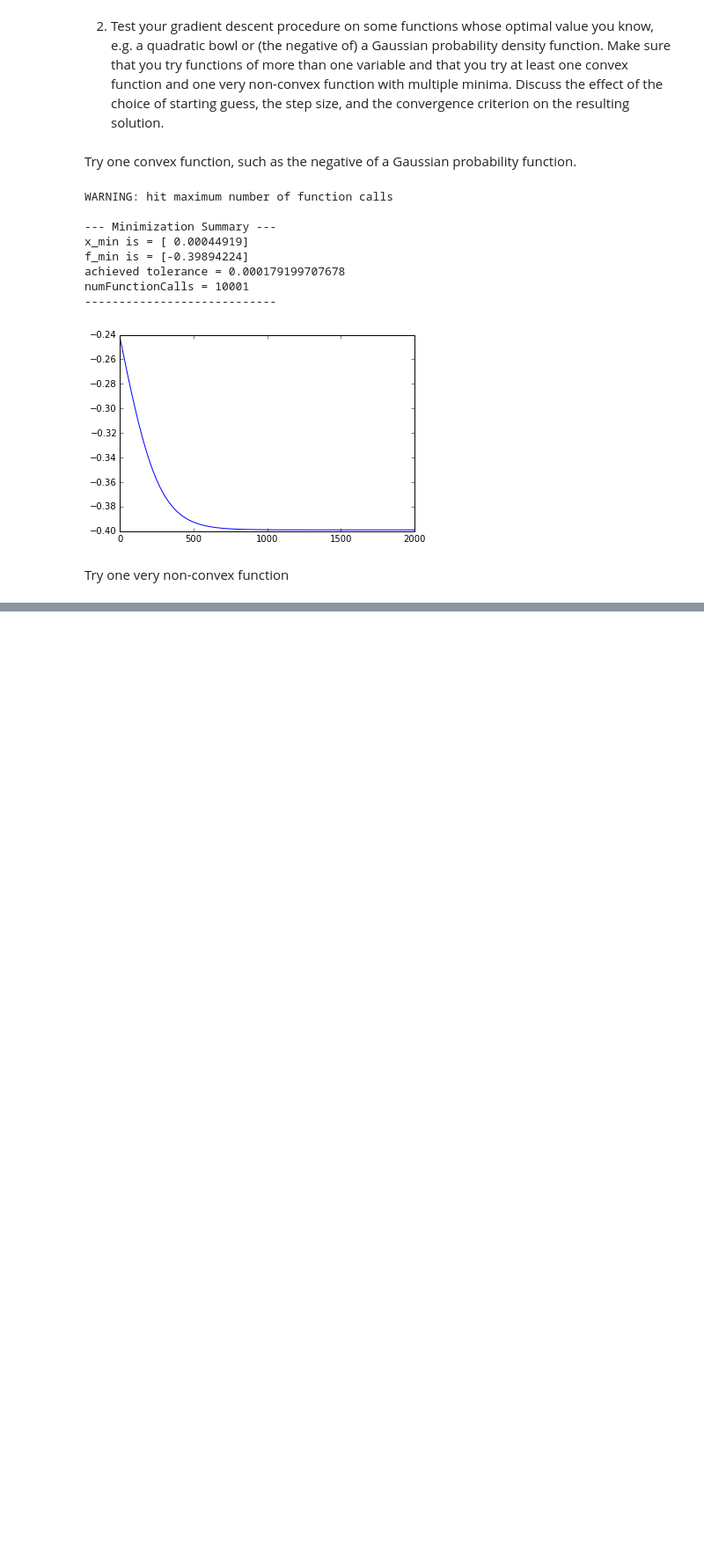
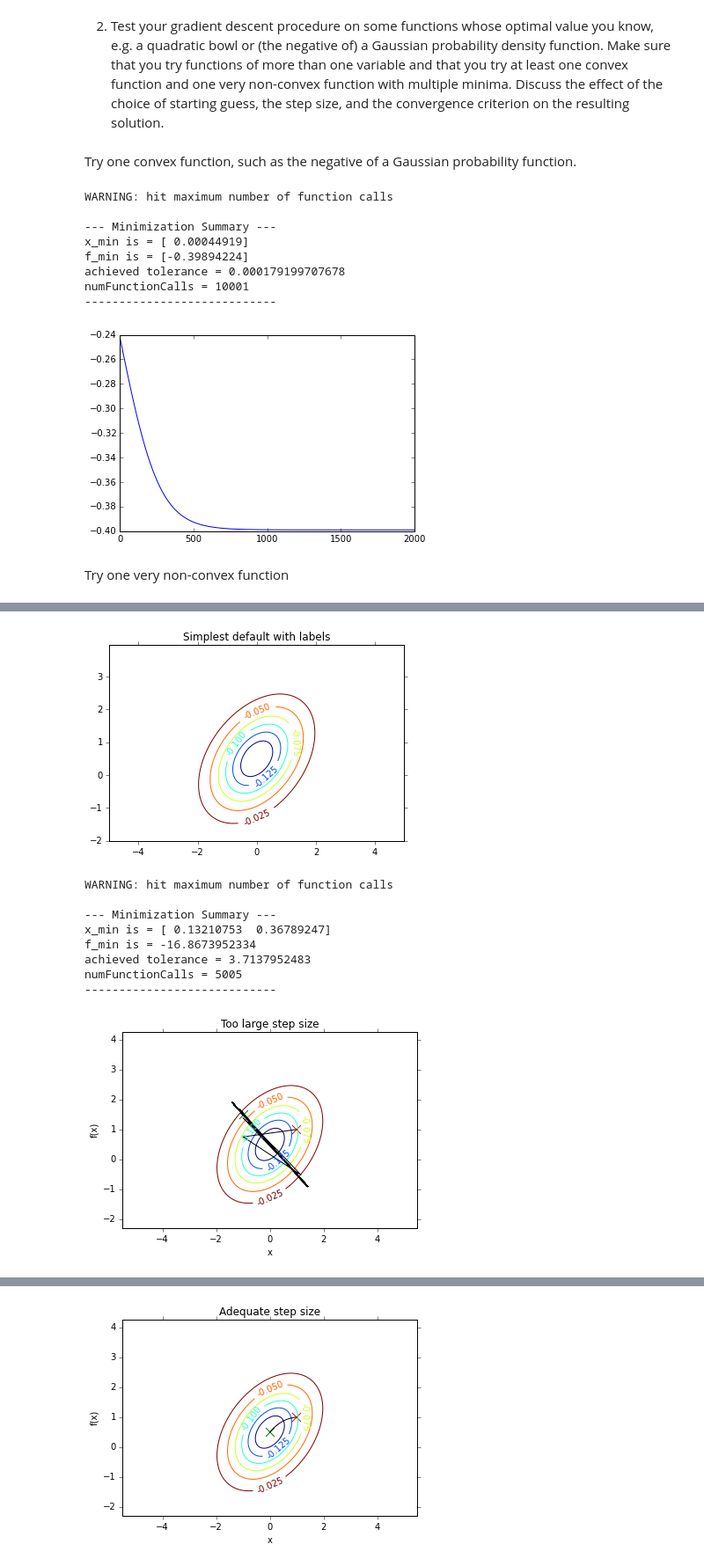
Before and after one commit to peteflorence/Machine-Learning-6.867-homework, a Jupyter notebook: hw1/problem_1.ipynb, the cells around one changed output, grey strips where cells are left out. Shown at 88% size. Drawn from its saved outputs; the diff is of its cells as text; code cells hidden in the pictures; blank space fills up the shorter version.

```diff
--- a/hw1/problem_1.ipynb
+++ b/hw1/problem_1.ipynb
@@ -182,0 +245,76 @@ Function in blue, derivative in red
+# %%
+import matplotlib
+import numpy as np
+import matplotlib.cm as cm
+from matplotlib.mlab import bivariate_normal
+import matplotlib.pyplot as plt
+
+matplotlib.rcParams['xtick.direction'] = 'out'
+matplotlib.rcParams['ytick.direction'] = 'out'
+
+cov = np.array([[1,0.4],
+                [0.4,1]])
+mean = np.array([0,0.5])
+
+delta = 0.025
+x = np.arange(-5.0, 5.0, delta)
+y = np.arange(-2.0, 4.0, delta)
+X, Y = np.meshgrid(x, y)
+
+Z = -bivariate_normal(X, Y, cov[0,0], cov[1,1], mean[0], mean[1], cov[0,1])
+
+
+# Create a simple contour plot with labels using default colors.  The
+# inline argument to clabel will control whether the labels are draw
+# over the line segments of the contour, removing the lines beneath
+# the label
+plt.figure()
+CS = plt.contour(X, Y, Z)
+plt.clabel(CS, inline=1, fontsize=10)
+plt.title('Simplest default with labels')
+plt.show()
+
+def negBivariateNormal(x):
+    return -100 * bivariate_normal(x[0],x[1], cov[0,0], cov[1,1], mean[0], mean[1], cov[0,1])
+
+
+
+def plotWithDescent(gdObj, name):
+    plt.figure()
+    CS = plt.contour(X, Y, Z)
+    plt.clabel(CS, inline=1, fontsize=10)
+    plt.title(name)
+    #plt.plot(xaxis,yaxis_grad, color='red')
+    numIter = (gdObj.numIterations-1)
+    plt.plot(gdObj.iterX[0:numIter,0], gdObj.iterX[0:numIter,1], color='black')
+    plt.scatter(gdObj.iterX[0,0], gdObj.iterX[0,1], marker='x', s=100, color='red')
+    plt.scatter(gdObj.iterX[numIter,0], gdObj.iterX[numIter,1], marker='x', s=100, color='green')
+    #plt.axis([-2, 2, -2, 3])
+    plt.xlabel('x')
+    plt.ylabel('f(x)')
+    plt.show()
+
+gd2 = GradientDescent(negBivariateNormal)
+gd2.stepSize = 0.2
+gd2.tol = 1e-9
+x_0 = np.array([1,1])
+gd2.computeMin(x_0, maxFunctionCalls=5000, useGradientCriterion=True, storeIterX=True,)
+plotWithDescent(gd2, "Too large step size")
+
+gd2 = GradientDescent(negBivariateNormal)
+gd2.stepSize = 1e-2
+gd2.tol = 1e-9
+x_0 = np.array([1,1])
+gd2.computeMin(x_0, maxFunctionCalls=5000, useGradientCriterion=True, storeIterX=True,)
+plotWithDescent(gd2, "Adequate step size")
+# %% [output]
+[figure, added]
+WARNING: hit maximum number of function calls
+
+--- Minimization Summary ---
+x_min is = [ 0.13210753  0.36789247]
+f_min is = -16.8673952334
+achieved tolerance = 3.7137952483
+numFunctionCalls = 5005
+----------------------------
+[figure, added]
@@ -182,0 +327 @@ Function in blue, derivative in red
+[figure, added]
```
Also changed, not shown: parts of 7 cells of this notebook, 2 other files.
